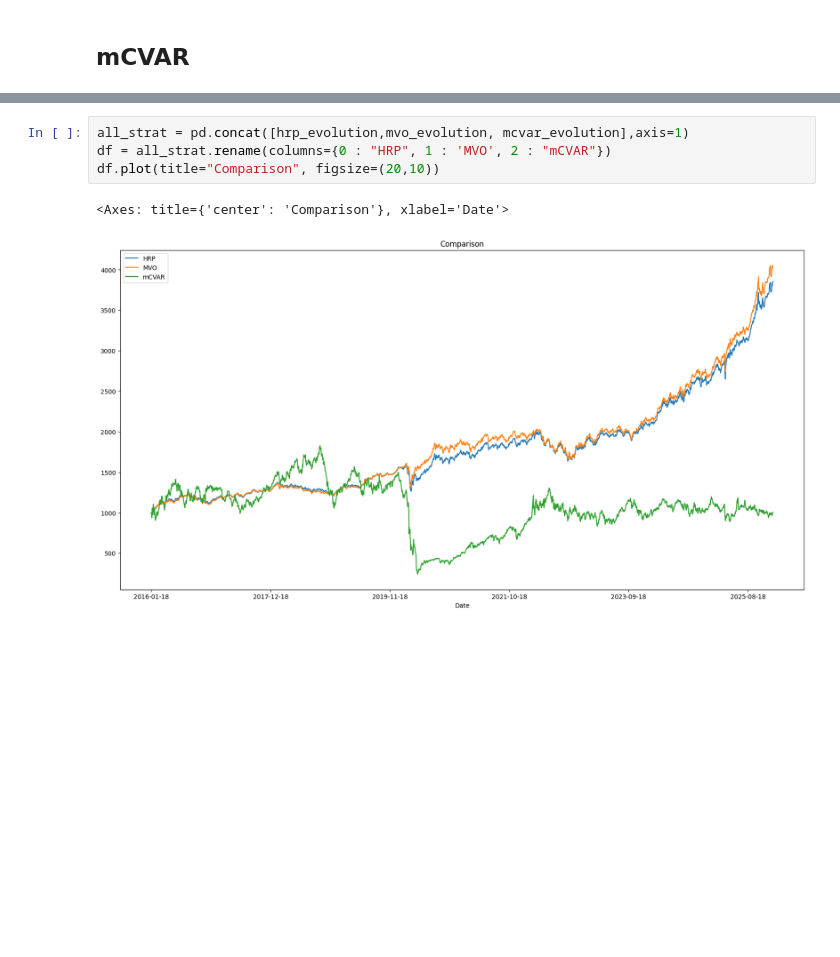
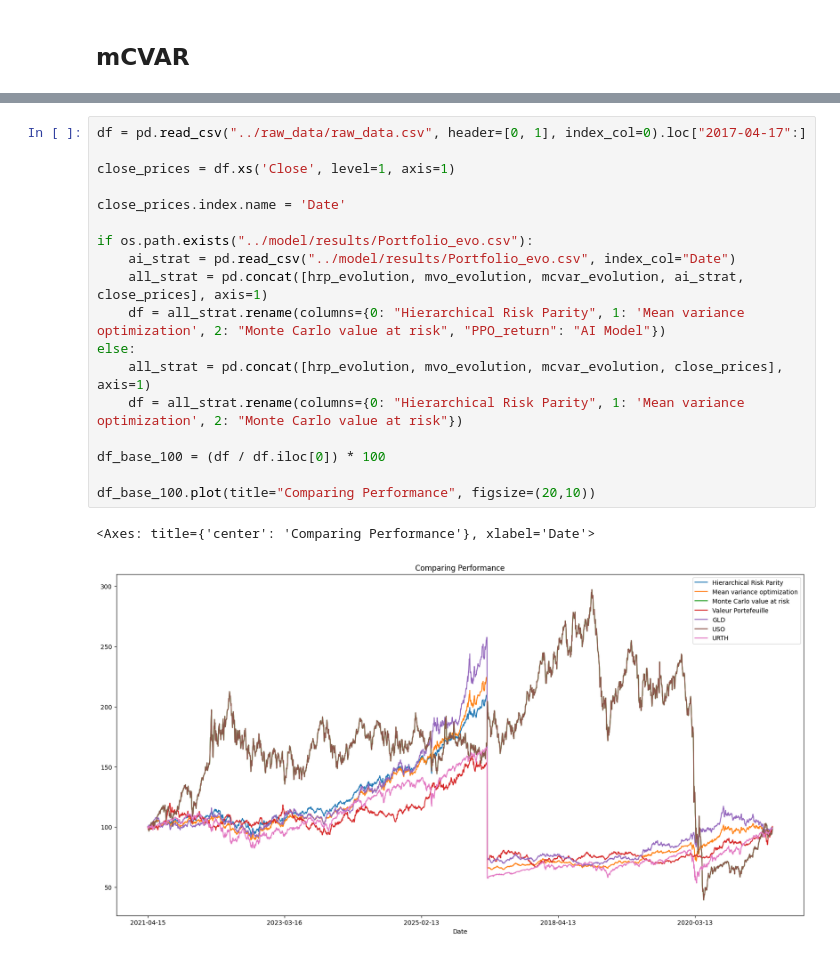
Before and after one commit to Henix212/OptiFolio, a Jupyter notebook: notebook/statModels.ipynb, the cells around one changed output, grey strips where cells are left out. Cells and saved outputs as stored; diff of their text form; blank space fills up the shorter version.

```diff
--- a/notebook/statModels.ipynb
+++ b/notebook/statModels.ipynb
@@ -238,7 +239,21 @@ GLD : 6.238687715307602e-16
-# %%
-all_strat = pd.concat([hrp_evolution,mvo_evolution, mcvar_evolution],axis=1)
-df = all_strat.rename(columns={0 : "HRP", 1 : 'MVO', 2 : "mCVAR"})
-df.plot(title="Comparison", figsize=(20,10))
-# %% [output]
-<Axes: title={'center': 'Comparison'}, xlabel='Date'>
-[figure, removed]
+# %%
+df = pd.read_csv("../raw_data/raw_data.csv", header=[0, 1], index_col=0).loc["2017-04-17":]
+
+close_prices = df.xs('Close', level=1, axis=1)
+
+close_prices.index.name = 'Date'
+
+if os.path.exists("../model/results/Portfolio_evo.csv"):
+    ai_strat = pd.read_csv("../model/results/Portfolio_evo.csv", index_col="Date")
+    all_strat = pd.concat([hrp_evolution, mvo_evolution, mcvar_evolution, ai_strat, close_prices], axis=1)
+    df = all_strat.rename(columns={0: "Hierarchical Risk Parity", 1: 'Mean variance optimization', 2: "Monte Carlo value at risk", "PPO_return": "AI Model"})
+else:
+    all_strat = pd.concat([hrp_evolution, mvo_evolution, mcvar_evolution, close_prices], axis=1)
+    df = all_strat.rename(columns={0: "Hierarchical Risk Parity", 1: 'Mean variance optimization', 2: "Monte Carlo value at risk"})
+
+df_base_100 = (df / df.iloc[0]) * 100
+
+df_base_100.plot(title="Comparing Performance", figsize=(20,10))
+# %% [output]
+<Axes: title={'center': 'Comparing Performance'}, xlabel='Date'>
+[figure, added]
```
Also changed, not shown: parts of 7 cells of this notebook, 7 other files.
